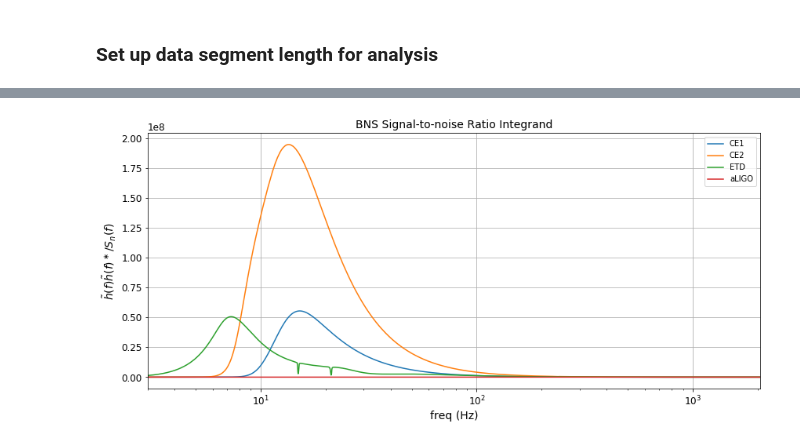
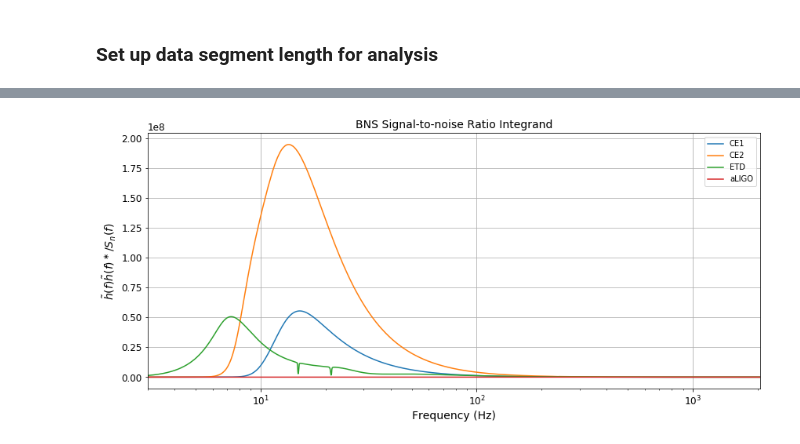
Before and after one commit to cosmic-explorer/ce-computing, a Jupyter notebook: CBC_Search_Cost.ipynb, the cells around one changed output, grey strips where cells are left out. Saved outputs shown, nothing was run; the diff lists cells and outputs as text; code cells hidden in the pictures.

```diff
--- a/CBC_Search_Cost.ipynb
+++ b/CBC_Search_Cost.ipynb
@@ -89,15 +92,15 @@ del psd_aligo
 # %%
 fig = plt.figure()
 fig.patch.set_facecolor('white')
 plt.semilogx(snr_integrand_ce1.sample_frequencies, snr_integrand_ce1, label = "CE1")
 plt.plot(snr_integrand_ce2.sample_frequencies, snr_integrand_ce2, label = "CE2")
 plt.plot(snr_integrand_etd.sample_frequencies, snr_integrand_etd, label = "ETD")
 plt.plot(snr_integrand_aligo.sample_frequencies, snr_integrand_aligo, label = "aLIGO")
 plt.legend()
 plt.xlim([3,2048])
-plt.xlabel("freq (Hz)")
+plt.xlabel("Frequency (Hz)")
 plt.ylabel(r"$\tilde{h}(f) \tilde{h}(f)^\ast / S_n(f)$")
 plt.title("BNS Signal-to-noise Ratio Integrand")
 plt.show()
 # %% [output]
-[figure, old version]
+[figure, new version]
```
Also changed, not shown: parts of 26 cells of this notebook.
